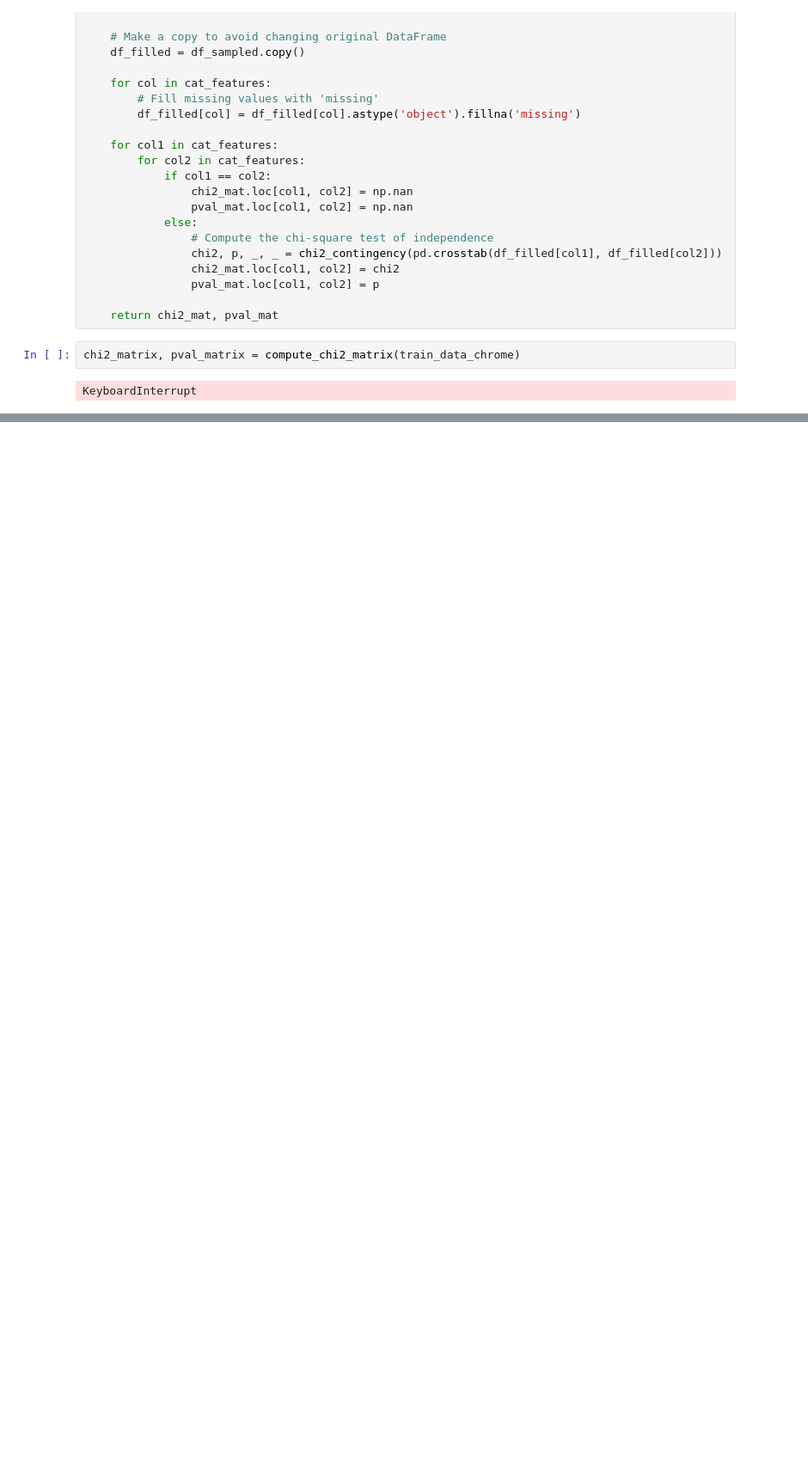
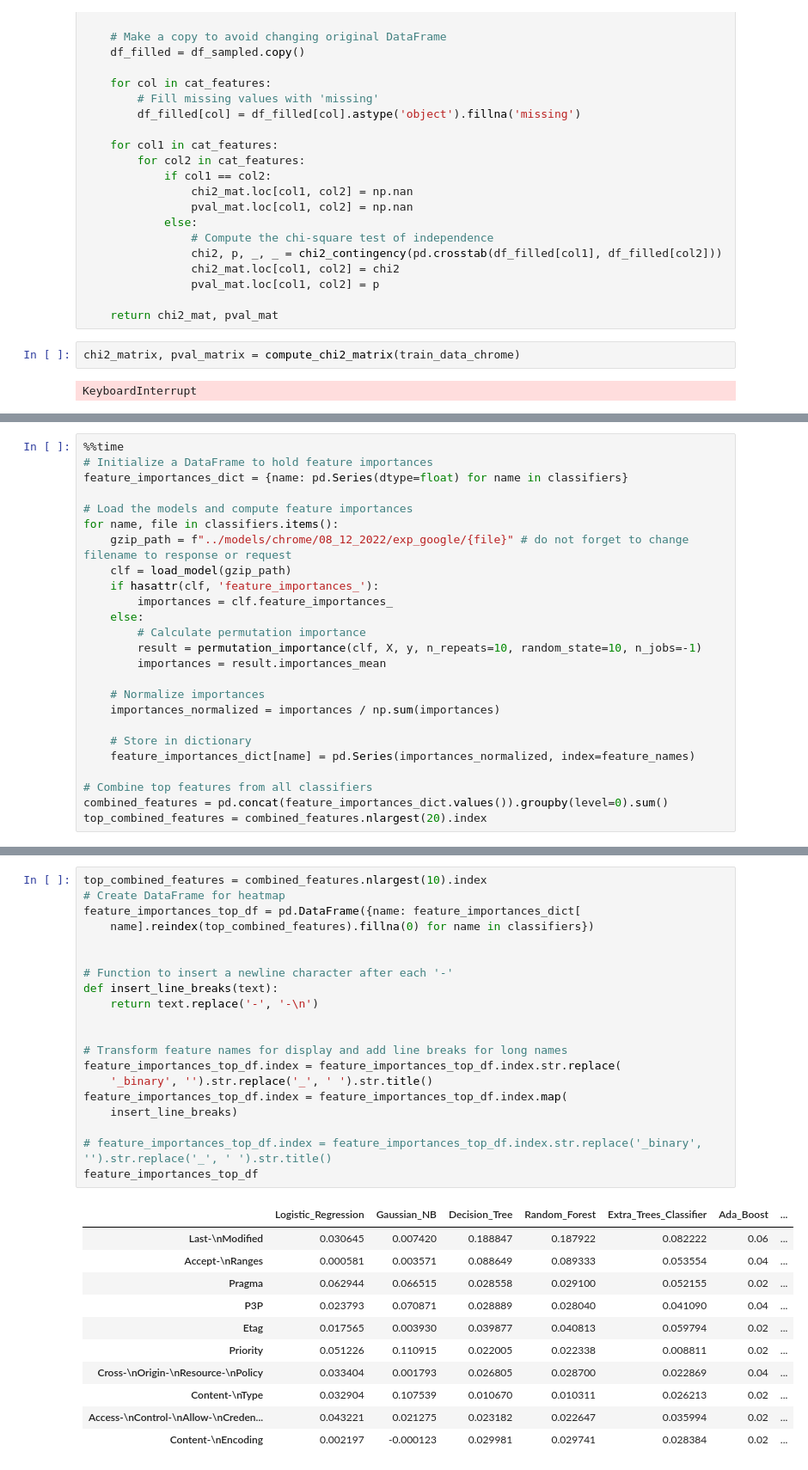
Before and after one commit to wolfrieder/http-response-classifier, a Jupyter notebook: notebooks/dataset_similarity.ipynb, the cells around one changed output, grey strips where cells are left out. Shown at 86% size. Drawn from its saved outputs; the diff is of its cells as text; blank space fills up the shorter version.

```diff
--- a/notebooks/dataset_similarity.ipynb
+++ b/notebooks/dataset_similarity.ipynb
@@ -300,0 +524,25 @@ KeyboardInterrupt
+# %%
+%%time
+# Initialize a DataFrame to hold feature importances
+feature_importances_dict = {name: pd.Series(dtype=float) for name in classifiers}
+
+# Load the models and compute feature importances
+for name, file in classifiers.items():
+    gzip_path = f"../models/chrome/08_12_2022/exp_google/{file}" # do not forget to change filename to response or request
+    clf = load_model(gzip_path)
+    if hasattr(clf, 'feature_importances_'):
+        importances = clf.feature_importances_
+    else:
+        # Calculate permutation importance
+        result = permutation_importance(clf, X, y, n_repeats=10, random_state=10, n_jobs=-1)
+        importances = result.importances_mean
+
+    # Normalize importances
+    importances_normalized = importances / np.sum(importances)
+
+    # Store in dictionary
+    feature_importances_dict[name] = pd.Series(importances_normalized, index=feature_names)
+
+# Combine top features from all classifiers
+combined_features = pd.concat(feature_importances_dict.values()).groupby(level=0).sum()
+top_combined_features = combined_features.nlargest(20).index
@@ -300,0 +552,32 @@ KeyboardInterrupt
+# %%
+top_combined_features = combined_features.nlargest(10).index
+# Create DataFrame for heatmap
+feature_importances_top_df = pd.DataFrame({name: feature_importances_dict[
+    name].reindex(top_combined_features).fillna(0) for name in classifiers})
+
+
+# Function to insert a newline character after each '-'
+def insert_line_breaks(text):
+    return text.replace('-', '-\n')
+
+
+# Transform feature names for display and add line breaks for long names
+feature_importances_top_df.index = feature_importances_top_df.index.str.replace(
+    '_binary', '').str.replace('_', ' ').str.title()
+feature_importances_top_df.index = feature_importances_top_df.index.map(
+    insert_line_breaks)
+
+# feature_importances_top_df.index = feature_importances_top_df.index.str.replace('_binary', '').str.replace('_', ' ').str.title()
+feature_importances_top_df
+# %% [output]
+|  | Logistic_Regression | Gaussian_NB | Decision_Tree | Random_Forest | Extra_Trees_Classifier | Ada_Boost | ... |
+| Last-\nModified | 0.030645 | 0.007420 | 0.188847 | 0.187922 | 0.082222 | 0.06 | ... |
+| Accept-\nRanges | 0.000581 | 0.003571 | 0.088649 | 0.089333 | 0.053554 | 0.04 | ... |
+| Pragma | 0.062944 | 0.066515 | 0.028558 | 0.029100 | 0.052155 | 0.02 | ... |
+| P3P | 0.023793 | 0.070871 | 0.028889 | 0.028040 | 0.041090 | 0.04 | ... |
+| Etag | 0.017565 | 0.003930 | 0.039877 | 0.040813 | 0.059794 | 0.02 | ... |
+| Priority | 0.051226 | 0.110915 | 0.022005 | 0.022338 | 0.008811 | 0.02 | ... |
+| Cross-\nOrigin-\nResource-\nPolicy | 0.033404 | 0.001793 | 0.026805 | 0.028700 | 0.022869 | 0.04 | ... |
+| Content-\nType | 0.032904 | 0.107539 | 0.010670 | 0.010311 | 0.026213 | 0.02 | ... |
+| Access-\nControl-\nAllow-\nCreden... | 0.043221 | 0.021275 | 0.023182 | 0.022647 | 0.035994 | 0.02 | ... |
+| Content-\nEncoding | 0.002197 | -0.000123 | 0.029981 | 0.029741 | 0.028384 | 0.02 | ... |
```
Also changed, not shown: parts of 40 cells of this notebook, 20 other files.
